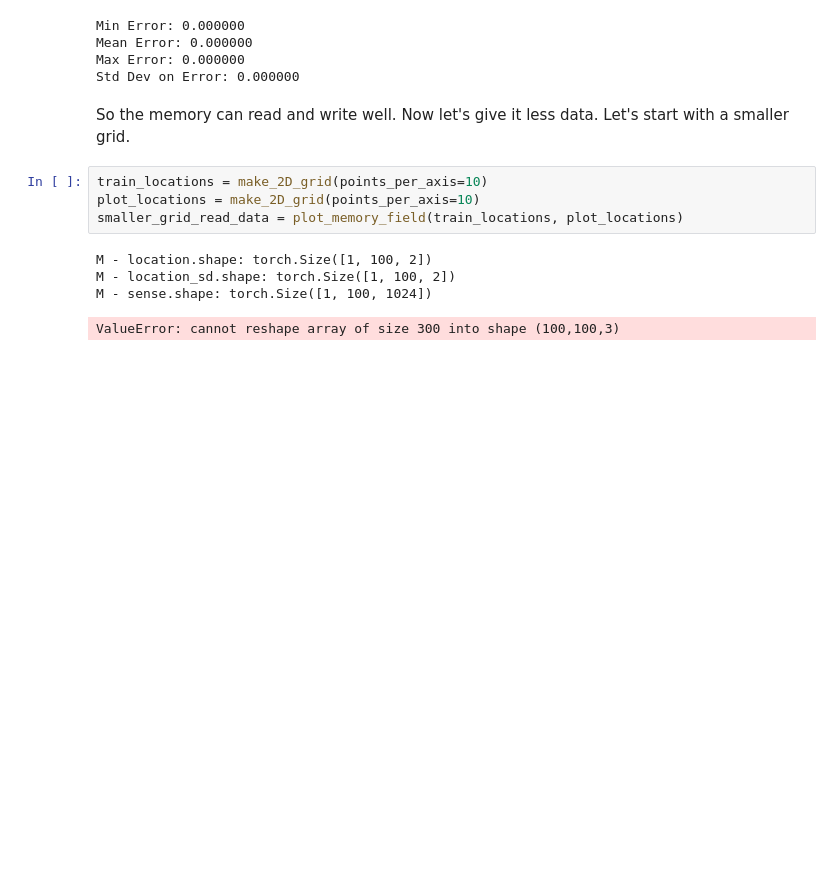
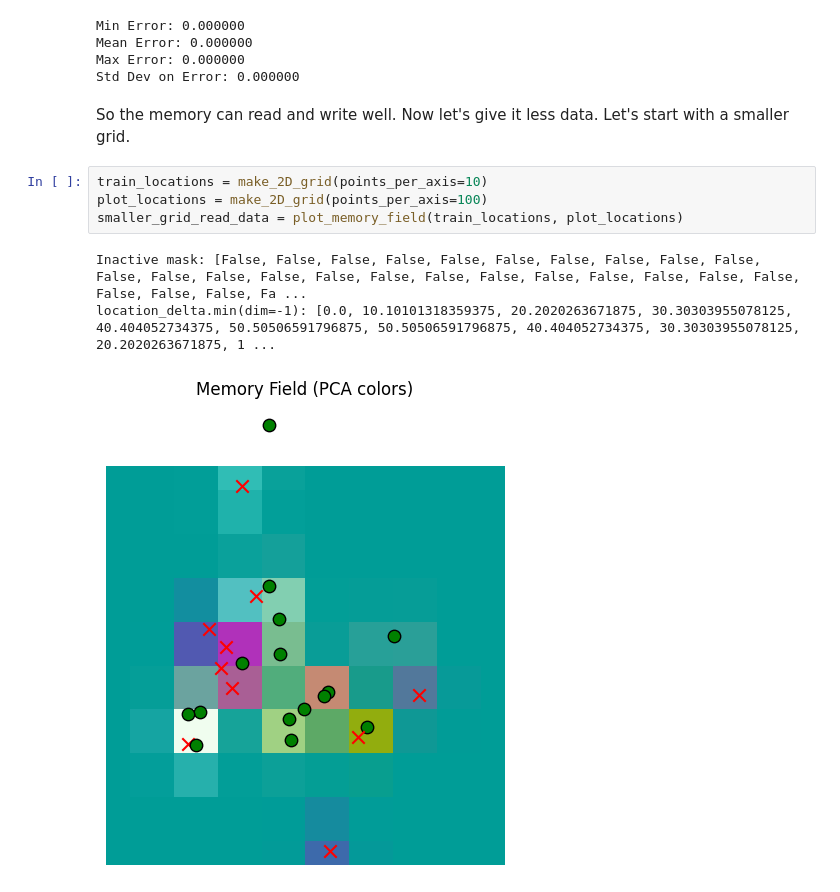
Before and after one commit to hypernicon/tree-world, a Jupyter notebook: notebook/map_testing.ipynb, the cells around one changed output. Saved outputs shown, nothing was run; the diff lists cells and outputs as text; blank space fills up the shorter version.

```diff
--- a/notebook/map_testing.ipynb
+++ b/notebook/map_testing.ipynb
@@ -318,10 +316,9 @@ Std Dev on Error: 0.000000
 So the memory can read and write well. Now let's give it less data. Let's start with a smaller grid.
 # %%
 train_locations = make_2D_grid(points_per_axis=10)
-plot_locations = make_2D_grid(points_per_axis=10)
+plot_locations = make_2D_grid(points_per_axis=100)
 smaller_grid_read_data = plot_memory_field(train_locations, plot_locations)
 # %% [output]
-M - location.shape: torch.Size([1, 100, 2])
-M - location_sd.shape: torch.Size([1, 100, 2])
-M - sense.shape: torch.Size([1, 100, 1024])
+Inactive mask: [False, False, False, False, False, False, False, False, False, False, False, False, False, False, False, False, False, False, False, False, False, False, False, False, False, False, Fa ...
+location_delta.min(dim=-1): [0.0, 10.10101318359375, 20.2020263671875, 30.30303955078125, 40.404052734375, 50.50506591796875, 50.50506591796875, 40.404052734375, 30.30303955078125, 20.2020263671875, 1 ...
-ValueError: cannot reshape array of size 300 into shape (100,100,3)
+[figure, added]
```
Also changed, not shown: parts of 23 cells of this notebook.
